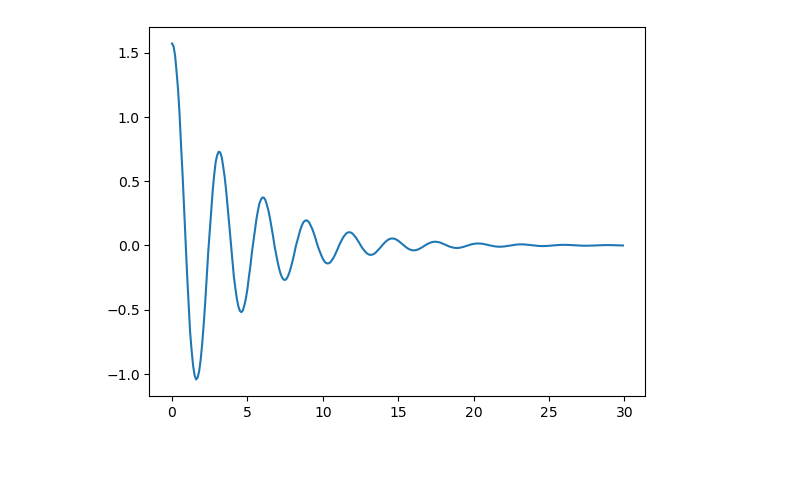
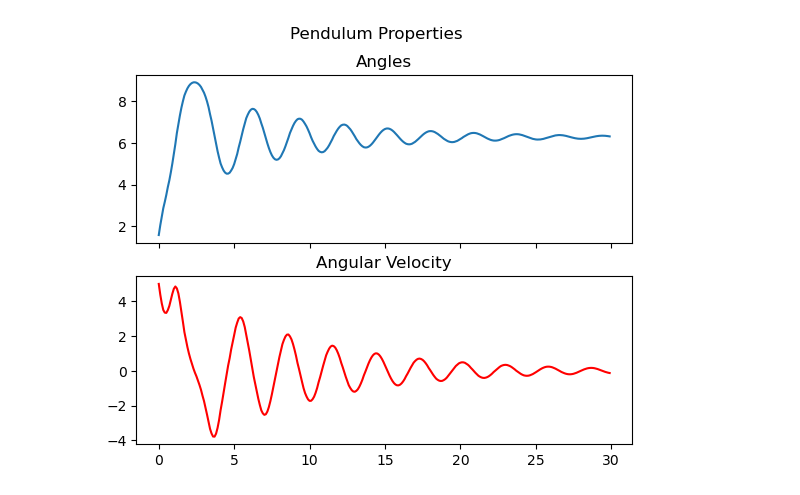
Before and after one commit to jakubjanak2004/Quant, a Jupyter notebook: pendulum_ode.ipynb, the cells around one changed output. Cells and saved outputs as stored; diff of their text form; code cells hidden in the pictures; blank space fills up the shorter version.

Commit message:
pendulum vectorified added

```diff
--- a/pendulum_ode.ipynb
+++ b/pendulum_ode.ipynb
@@ -9,10 +9,11 @@ from IPython.display import display
 # Physical constants
 g = 9.8  # gravitational pull 9.8 m/s
 L = 2    # Pendulum length
-mu = .5  # resistance, for more natural result should be .1
+mu = .3  # resistance, for more natural result should be .1
 
-THETA_0 = np.pi/2   # 90 degrees
-THETA_DOT_0 = 0     # no initial velocity
+# Initial values of theta and theta_dot
+THETA_0 = 90 * np.pi/180   # 90 degrees -> dgr * pi/180
+THETA_DOT_0 = 5            # no initial velocity
 # %%
 # ODE def
 def get_theta_double_dot(theta, theta_dot):
@@ -29,7 +30,7 @@ def theta(t):
         )
         theta += theta_dot * delta_t
         theta_dot += theta_double_dot * delta_t
-    return theta
+    return theta, theta_dot
 # %%
 # Printing theta in time steps
 # Solving ODE numerically
@@ -38,11 +39,20 @@ end_t = 30
 step_t = .1
 t_vec = np.arange(start_t, end_t, step_t)
 angles = []
+angular_v = []
 for t in t_vec:
-    angles.append(theta(t))
+    pendulum_ode = theta(t)
+    angles.append(pendulum_ode[0])
+    angular_v.append(pendulum_ode[1])
 # %%
-plt.plot(t_vec, angles)
+# Graph of Angles and Angular velocity
+fig, axs = plt.subplots(2, sharex=True)
+fig.suptitle('Pendulum Properties')
+axs[0].plot(t_vec, angles)
+axs[0].set_title('Angles')
+axs[1].plot(t_vec, angular_v, color='red')
+axs[1].set_title('Angular Velocity')
 plt.show()
 # %% [output]
-[figure, old version]
+[figure, new version]
 # %%
```
Also changed, not shown: parts of 2 cells of this notebook.
